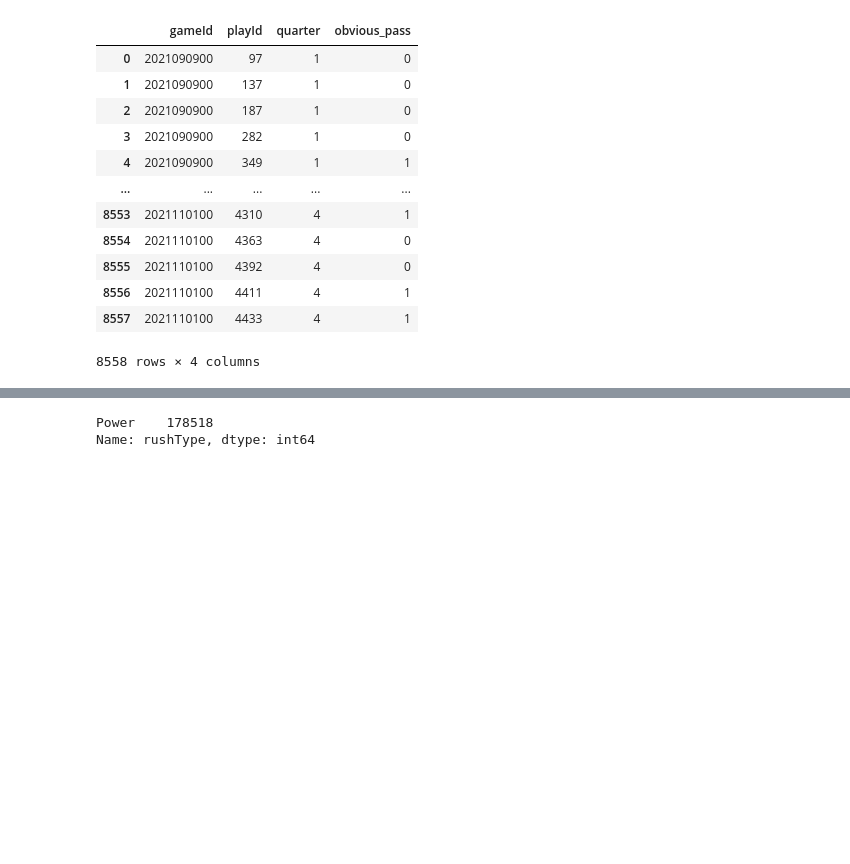
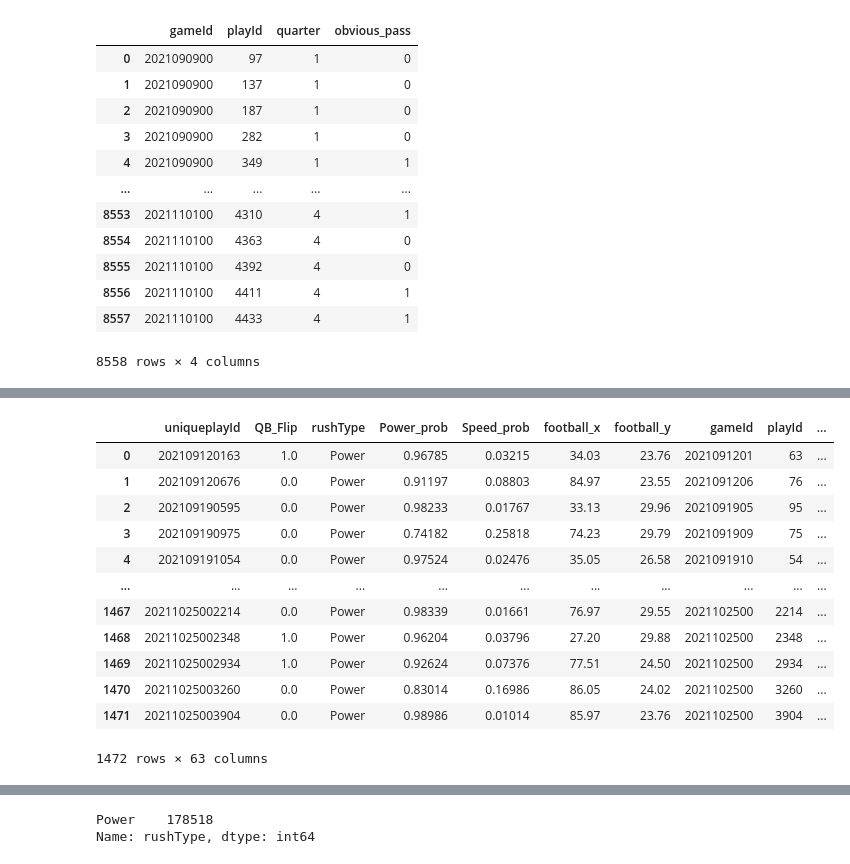
Before and after one commit to cnickol26/BigDataBowl2023, a Jupyter notebook: Modeling_Josh.ipynb, the cells around one changed output, grey strips where cells are left out. Drawn from its saved outputs; the diff is of its cells as text; code cells hidden in the pictures; blank space fills up the shorter version.

```diff
--- a/Modeling_Josh.ipynb
+++ b/Modeling_Josh.ipynb
@@ -130,3 +130,20 @@ speed
 # %%
 power = model_data7[model_data7['rushType'] == 'Power']
 power_filt = power[(power['tackle_qb_dist'] < power['end_qb_dist'])]
+power_anti = power[(power['tackle_qb_dist'] >= power['end_qb_dist'])]
+# %%
+power_anti.groupby(['uniqueplayId', 'QB_Flip']).first().reset_index()
+# %% [output]
+|  | uniqueplayId | QB_Flip | rushType | Power_prob | Speed_prob | football_x | football_y | gameId | playId | ... |
+| 0 | 202109120163 | 1.0 | Power | 0.96785 | 0.03215 | 34.03 | 23.76 | 2021091201 | 63 | ... |
+| 1 | 202109120676 | 0.0 | Power | 0.91197 | 0.08803 | 84.97 | 23.55 | 2021091206 | 76 | ... |
+| 2 | 202109190595 | 0.0 | Power | 0.98233 | 0.01767 | 33.13 | 29.96 | 2021091905 | 95 | ... |
+| 3 | 202109190975 | 0.0 | Power | 0.74182 | 0.25818 | 74.23 | 29.79 | 2021091909 | 75 | ... |
+| 4 | 202109191054 | 0.0 | Power | 0.97524 | 0.02476 | 35.05 | 26.58 | 2021091910 | 54 | ... |
+| ... | ... | ... | ... | ... | ... | ... | ... | ... | ... | ... |
+| 1467 | 20211025002214 | 0.0 | Power | 0.98339 | 0.01661 | 76.97 | 29.55 | 2021102500 | 2214 | ... |
+| 1468 | 20211025002348 | 1.0 | Power | 0.96204 | 0.03796 | 27.20 | 29.88 | 2021102500 | 2348 | ... |
+| 1469 | 20211025002934 | 1.0 | Power | 0.92624 | 0.07376 | 77.51 | 24.50 | 2021102500 | 2934 | ... |
+| 1470 | 20211025003260 | 0.0 | Power | 0.83014 | 0.16986 | 86.05 | 24.02 | 2021102500 | 3260 | ... |
+| 1471 | 20211025003904 | 0.0 | Power | 0.98986 | 0.01014 | 85.97 | 23.76 | 2021102500 | 3904 | ... |
+1472 rows × 63 columns
```
Also changed, not shown: parts of 7 cells of this notebook, 1 other file.
